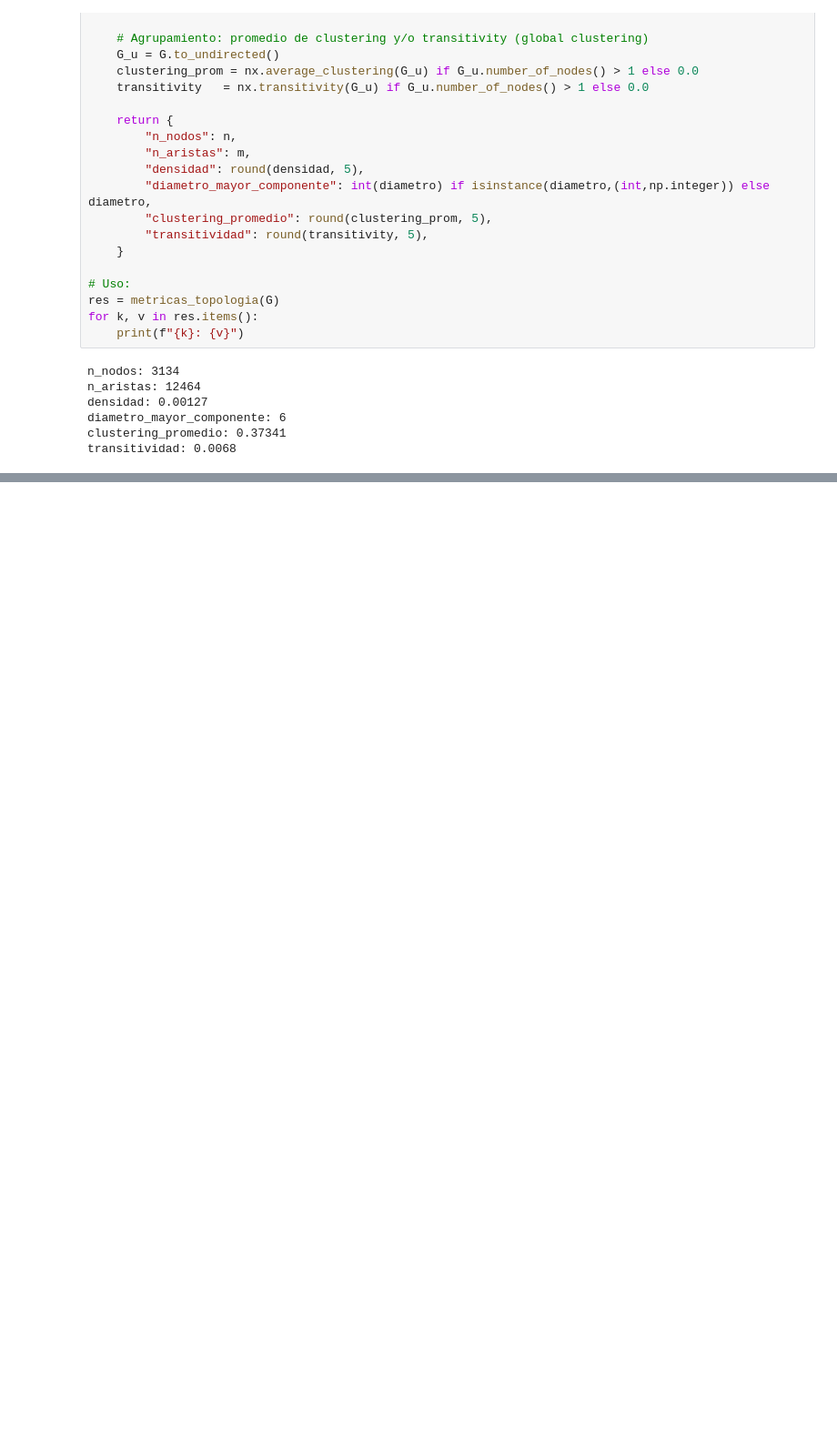
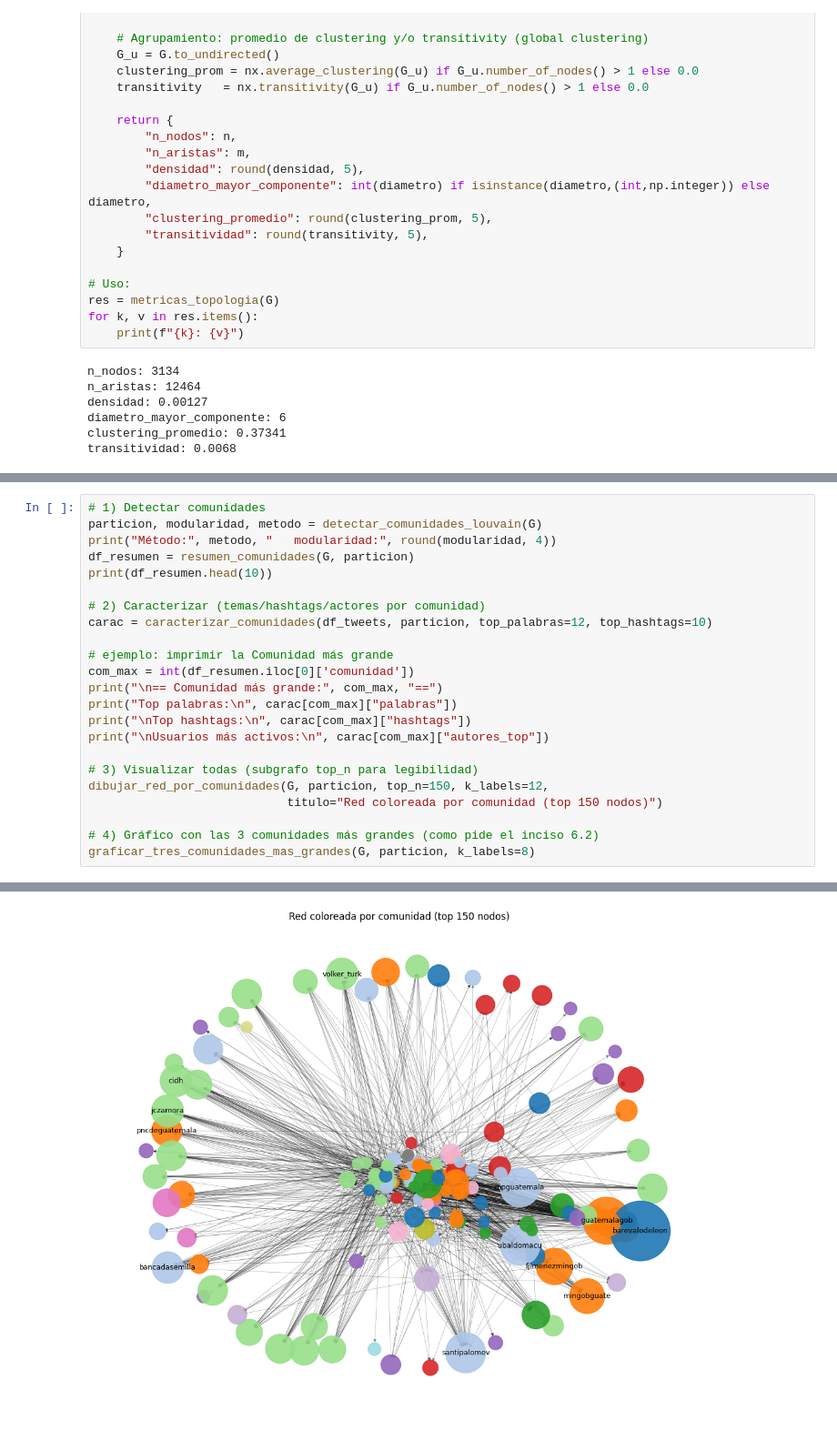
Before and after one commit to michellemej22596/Laboratorio-6-Analisis-de-redes-sociales, a Jupyter notebook: Lab6.ipynb, the cells around one changed output, grey strips where cells are left out. Shown at 91% size. Cells and saved outputs as stored; diff of their text form; blank space fills up the shorter version.

Commit message:
inciso 6 y 7

```diff
--- a/Lab6.ipynb
+++ b/Lab6.ipynb
@@ -629,0 +779,24 @@ transitividad: 0.0068
+# %%
+# 1) Detectar comunidades
+particion, modularidad, metodo = detectar_comunidades_louvain(G)
+print("Método:", metodo, "   modularidad:", round(modularidad, 4))
+df_resumen = resumen_comunidades(G, particion)
+print(df_resumen.head(10))
+
+# 2) Caracterizar (temas/hashtags/actores por comunidad)
+carac = caracterizar_comunidades(df_tweets, particion, top_palabras=12, top_hashtags=10)
+
+# ejemplo: imprimir la Comunidad más grande
+com_max = int(df_resumen.iloc[0]['comunidad'])
+print("\n== Comunidad más grande:", com_max, "==")
+print("Top palabras:\n", carac[com_max]["palabras"])
+print("\nTop hashtags:\n", carac[com_max]["hashtags"])
+print("\nUsuarios más activos:\n", carac[com_max]["autores_top"])
+
+# 3) Visualizar todas (subgrafo top_n para legibilidad)
+dibujar_red_por_comunidades(G, particion, top_n=150, k_labels=12,
+                            titulo="Red coloreada por comunidad (top 150 nodos)")
+
+# 4) Gráfico con las 3 comunidades más grandes (como pide el inciso 6.2)
+graficar_tres_comunidades_mas_grandes(G, particion, k_labels=8)
+# %% [output]
@@ -629,0 +820 @@ transitividad: 0.0068
+[figure, added]
```
Also changed, not shown: parts of 8 cells of this notebook.
